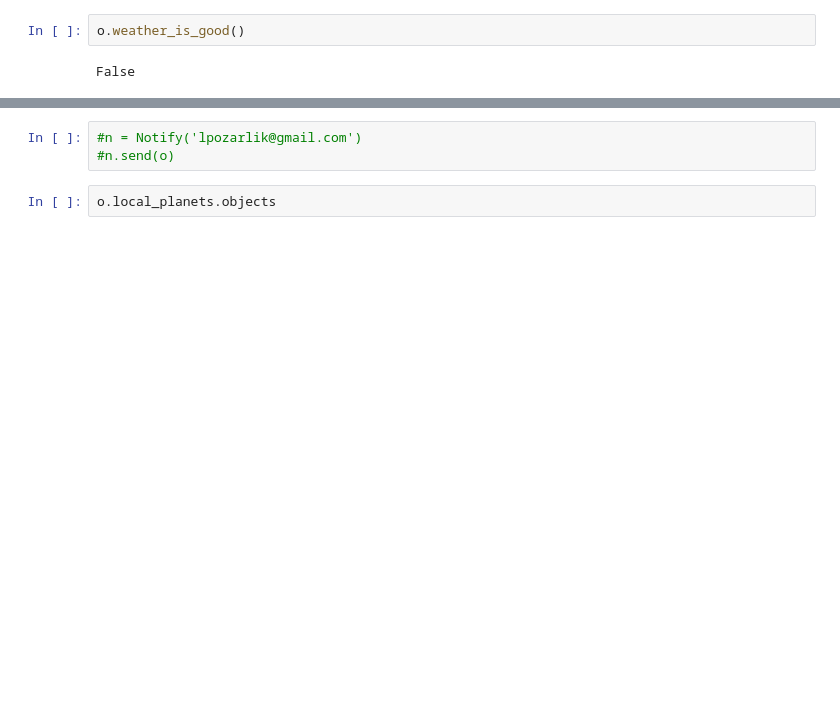
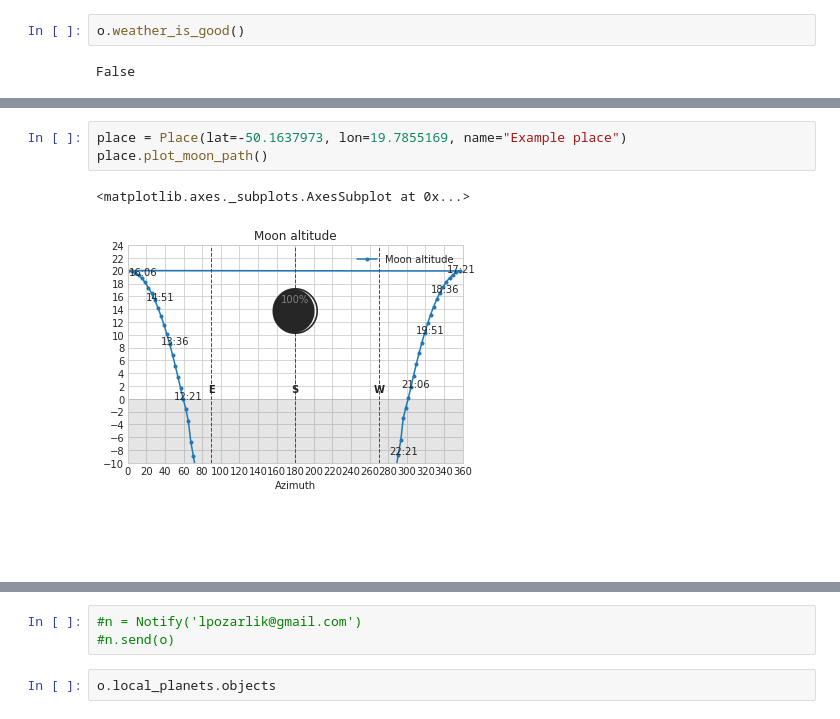
Before and after one commit to pozar87/apts, a Jupyter notebook: Test.ipynb, the cells around one changed output, grey strips where cells are left out. Drawn from its saved outputs; the diff is of its cells as text; blank space fills up the shorter version.

```diff
--- a/Test.ipynb
+++ b/Test.ipynb
@@ -68,0 +60,6 @@ o.place.plot_moon_path()
+# %%
+place = Place(lat=-50.1637973, lon=19.7855169, name="Example place")
+place.plot_moon_path()
+# %% [output]
+<matplotlib.axes._subplots.AxesSubplot at 0x...>
+[figure, added]
```
Also changed, not shown: parts of 11 cells of this notebook, 4 other files.
